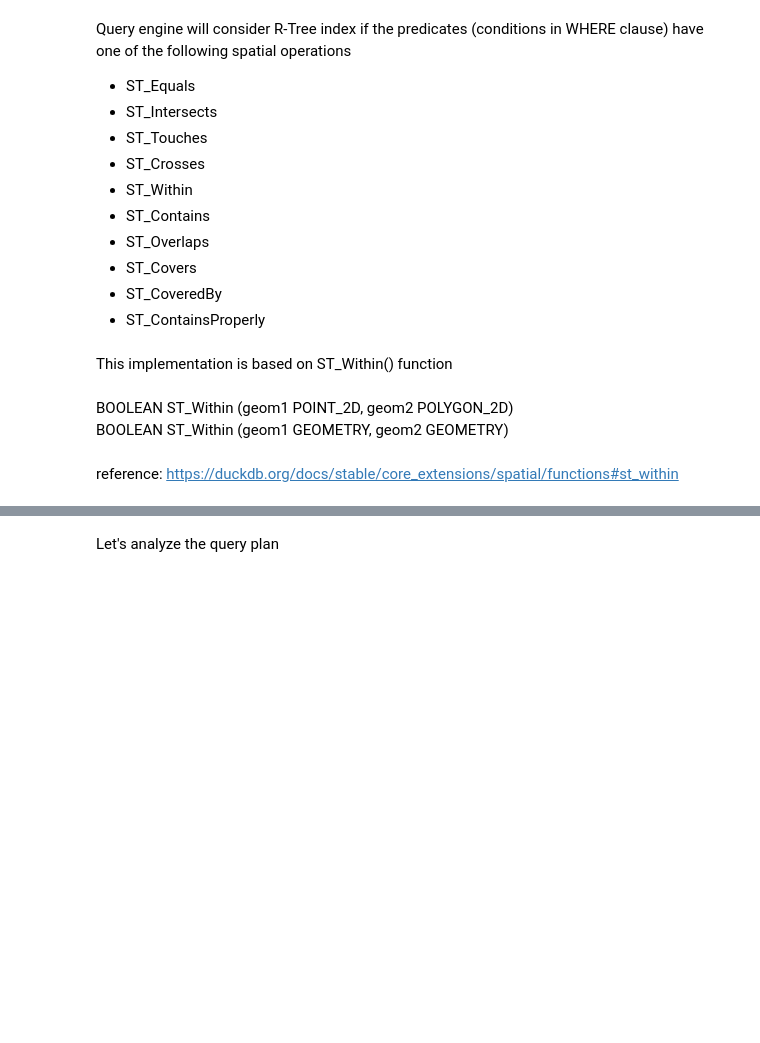
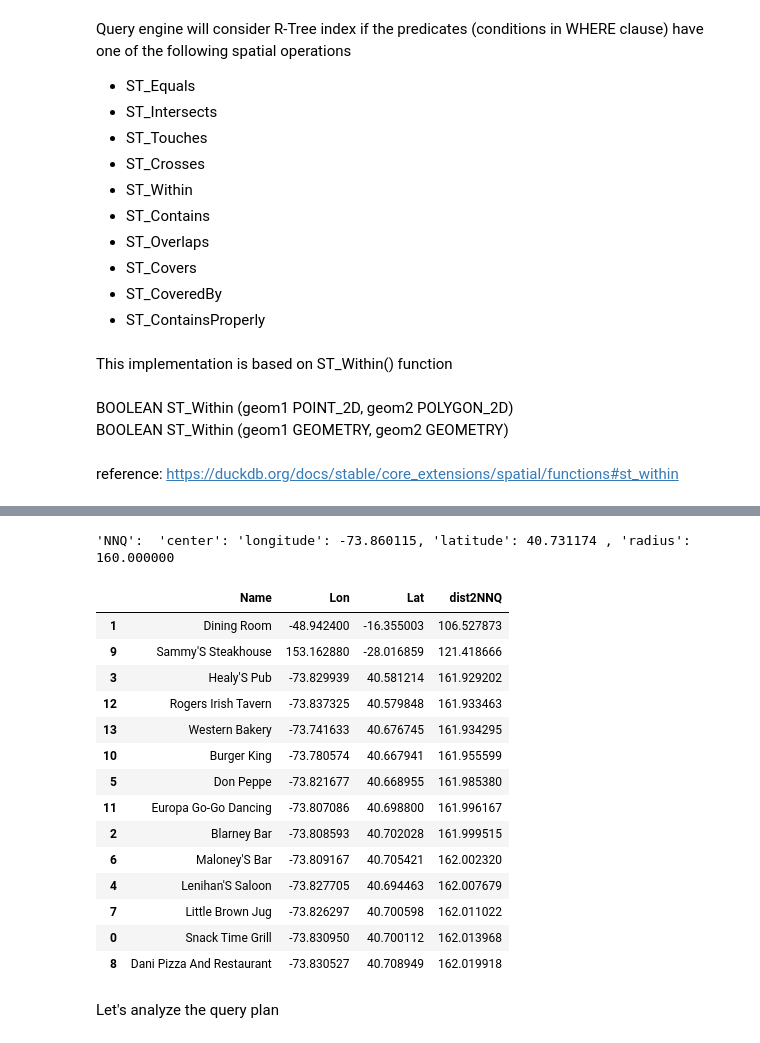
Before and after one commit to ozdemirht/py_redis_1, a Jupyter notebook: docs/Test-DuckDB.ipynb, the cells around one changed output, grey strips where cells are left out. Saved outputs shown, nothing was run; the diff lists cells and outputs as text; code cells hidden in the pictures; blank space fills up the shorter version.

```diff
--- a/docs/Test-DuckDB.ipynb
+++ b/docs/Test-DuckDB.ipynb
@@ -198,7 +243,7 @@ If it does not display the map, here it is.
 # %%
 NNQ_LON=-73.8601152
 NNQ_LAT= 40.7311739
-NNQ_RADIUS = 110
+NNQ_RADIUS = 160
 # %% [markdown]
 LLet's see the NNQ on the map with restaurants
 # %%
@@ -328,5 +423,28 @@ df_select = con.sql(query).df()
+# %%
+def NNQ_print(NNQ_LON: float, NNQ_LAT: float, RADIUS: float):
+    #"latitude": ,  "longitude": , "altitude": ,
+    print(f"'NNQ':  'center': 'longitude': {NNQ_LON:f}, 'latitude': {NNQ_LAT:f} , 'radius': {RADIUS:f} ")
 # %%
+NNQ_print(NNQ_LON, NNQ_LAT, NNQ_RADIUS)
+df_select.sort_values(by='dist2NNQ', ascending=True, inplace=True)
 df_select
+# %% [output]
+'NNQ':  'center': 'longitude': -73.860115, 'latitude': 40.731174 , 'radius': 160.000000
+|  | Name | Lon | Lat | dist2NNQ |
+| 1 | Dining Room | -48.942400 | -16.355003 | 106.527873 |
+| 9 | Sammy'S Steakhouse | 153.162880 | -28.016859 | 121.418666 |
+| 3 | Healy'S Pub | -73.829939 | 40.581214 | 161.929202 |
+| 12 | Rogers Irish Tavern | -73.837325 | 40.579848 | 161.933463 |
+| 13 | Western Bakery | -73.741633 | 40.676745 | 161.934295 |
+| 10 | Burger King | -73.780574 | 40.667941 | 161.955599 |
+| 5 | Don Peppe | -73.821677 | 40.668955 | 161.985380 |
+| 11 | Europa Go-Go Dancing | -73.807086 | 40.698800 | 161.996167 |
+| 2 | Blarney Bar | -73.808593 | 40.702028 | 161.999515 |
+| 6 | Maloney'S Bar | -73.809167 | 40.705421 | 162.002320 |
+| 4 | Lenihan'S Saloon | -73.827705 | 40.694463 | 162.007679 |
+| 7 | Little Brown Jug | -73.826297 | 40.700598 | 162.011022 |
+| 0 | Snack Time Grill | -73.830950 | 40.700112 | 162.013968 |
+| 8 | Dani Pizza And Restaurant | -73.830527 | 40.708949 | 162.019918 |
 # %% [markdown]
 Let's analyze the query plan
 # %%
```
Also changed, not shown: parts of 26 cells of this notebook.
